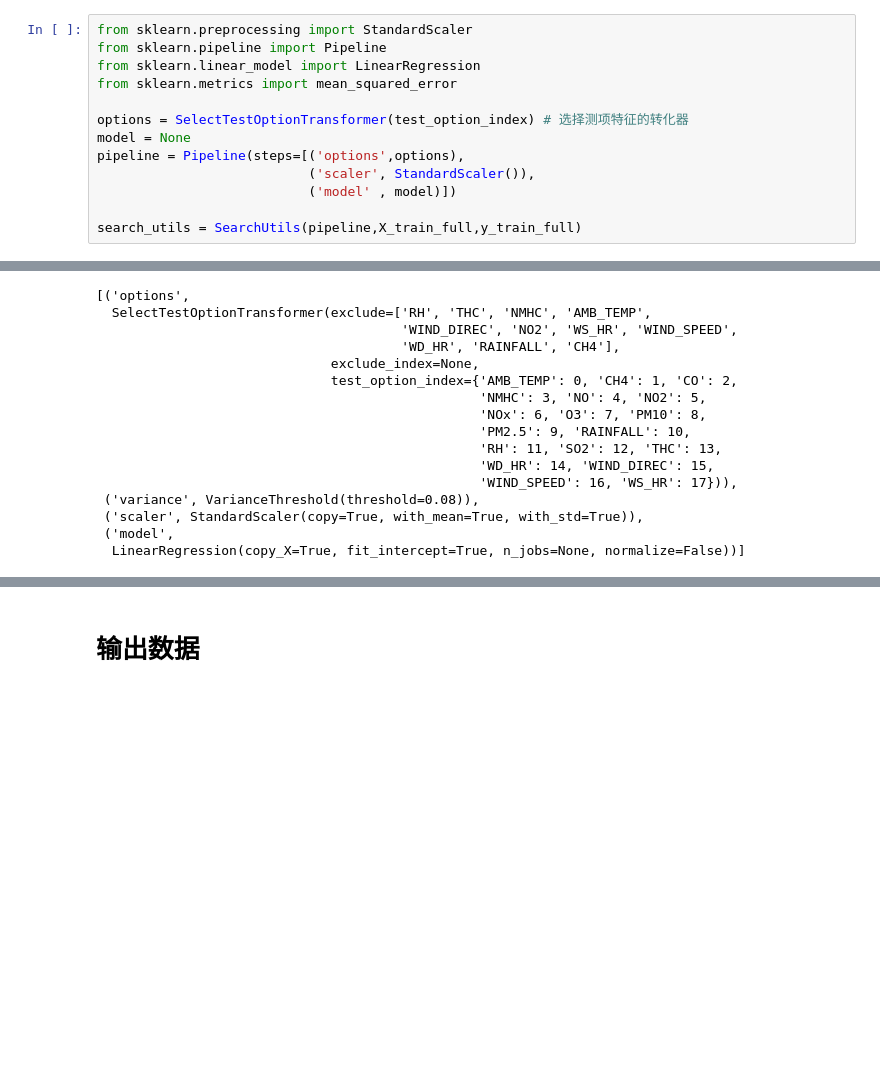
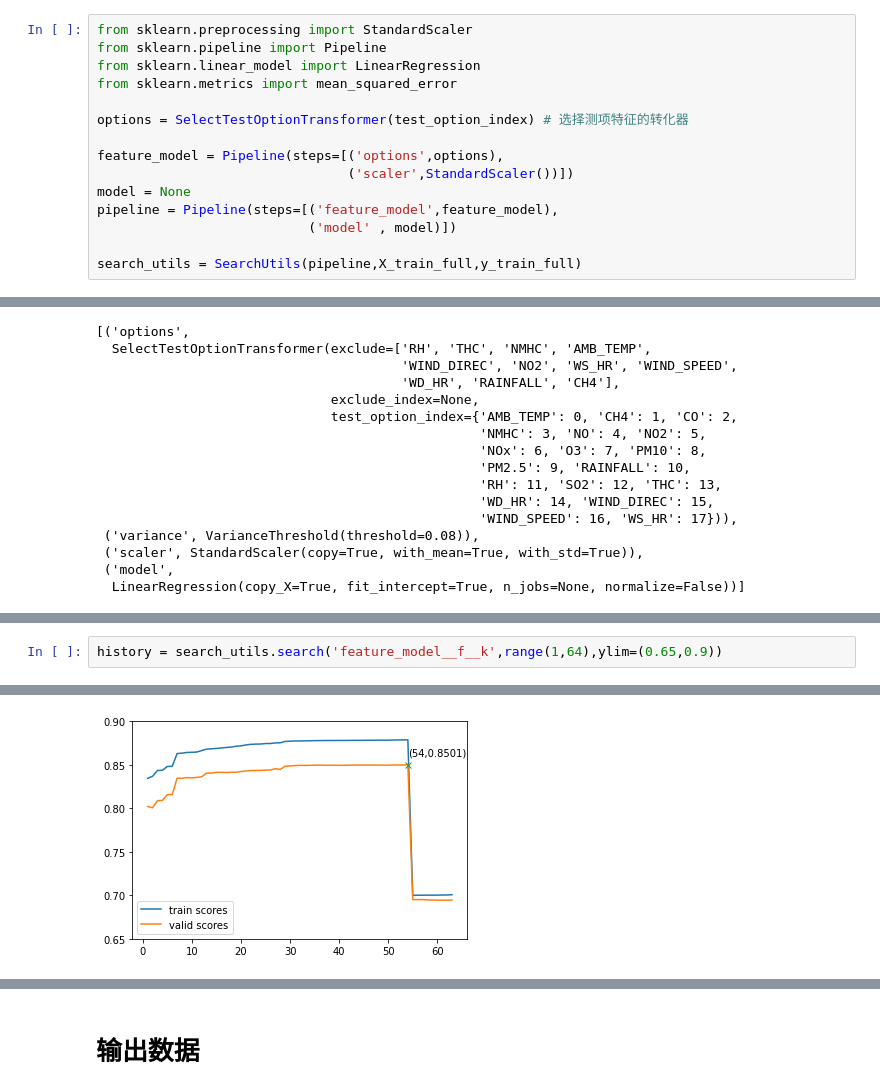
Before and after one commit to FreemanHu/ml2020_lhy, a Jupyter notebook: hw1/hw1_pm25_prediction_v4_linear.ipynb, the cells around one changed output, grey strips where cells are left out. Cells and saved outputs as stored; diff of their text form; blank space fills up the shorter version.

```diff
--- a/hw1/hw1_pm25_prediction_v4_linear.ipynb
+++ b/hw1/hw1_pm25_prediction_v4_linear.ipynb
@@ -31,9 +31,11 @@ from sklearn.linear_model import LinearRegression
 from sklearn.metrics import mean_squared_error
 
 options = SelectTestOptionTransformer(test_option_index) # 选择测项特征的转化器
+
+feature_model = Pipeline(steps=[('options',options),
+                                ('scaler',StandardScaler())])
 model = None
-pipeline = Pipeline(steps=[('options',options),
-                           ('scaler', StandardScaler()),
+pipeline = Pipeline(steps=[('feature_model',feature_model),
                            ('model' , model)])
 
 search_utils = SearchUtils(pipeline,X_train_full,y_train_full)
@@ -270,0 +371,3 @@ pipeline.steps
+# %%
+history = search_utils.search('feature_model__f__k',range(1,64),ylim=(0.65,0.9))
+# %% [output]
@@ -270,0 +376 @@ pipeline.steps
+[figure, added]
```
Also changed, not shown: parts of 38 cells of this notebook, 1 other file.
